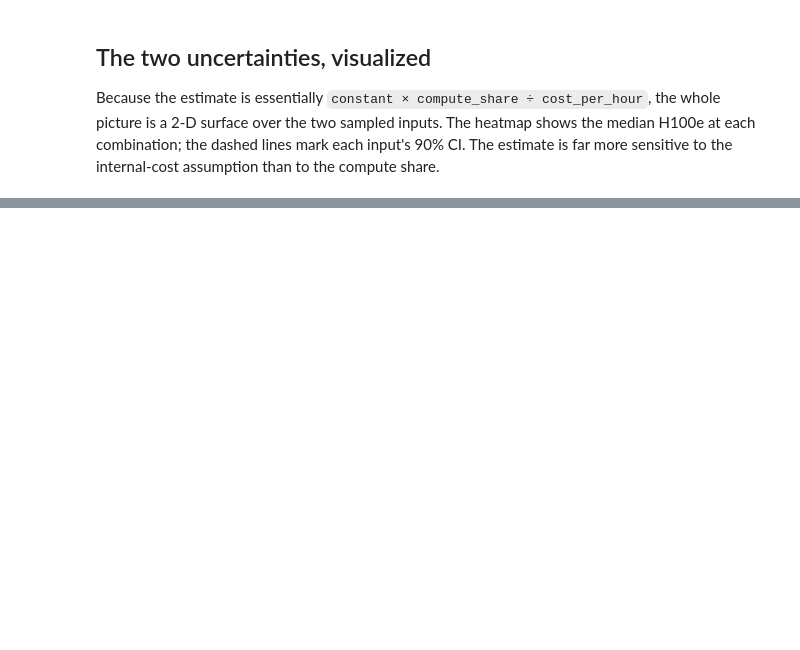
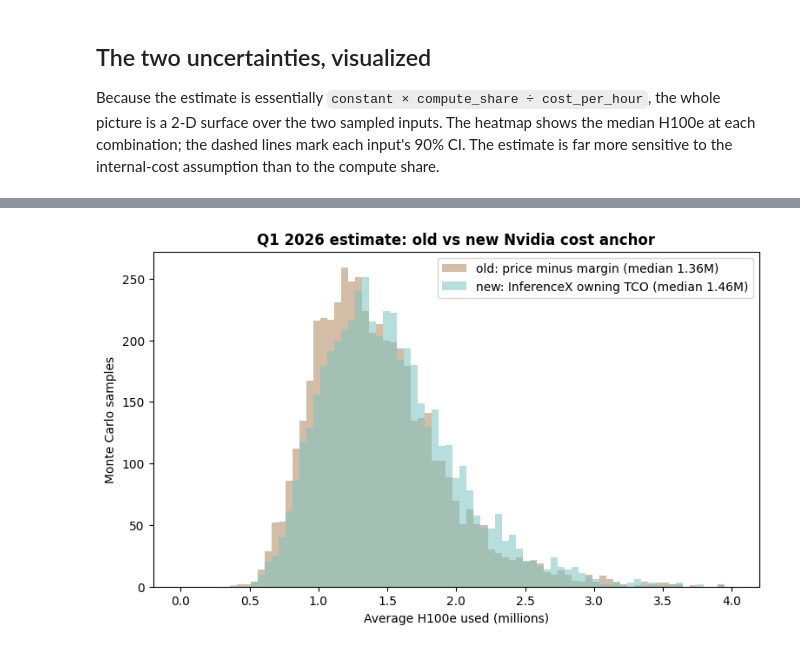
Before and after one commit to epoch-research/ai-companies, a Jupyter notebook: ai-lab-compute/alphabet_level_activities_model.ipynb, the cells around one changed output, grey strips where cells are left out. Cells and saved outputs as stored; diff of their text form; code cells hidden in the pictures; blank space fills up the shorter version.

Commit message:
refactoring, added 2024 models

```diff
--- a/ai-lab-compute/alphabet_level_activities_model.ipynb
+++ b/ai-lab-compute/alphabet_level_activities_model.ipynb
@@ -341,0 +354,15 @@ plt.show()
+# %%
+# Old approach: market rental price with an assumed cloud gross margin stripped out.
+old_market_price = sq.to(1.5, 2.0) @ N_SAMPLES
+old_cloud_margin = sq.to(0.2, 0.45) @ N_SAMPLES
+old_nvidia_cost = old_market_price * (1 - old_cloud_margin)
+
+# Same downstream steps as the new model, swapping only the Nvidia anchor.
+old_cost_samples = (tpu_share * old_nvidia_cost * tpu_vs_nvidia_tco
+                    + (1 - tpu_share) * old_nvidia_cost)
+
+summary("OLD Nvidia internal cost $/H100e-hr (price minus margin)", old_nvidia_cost)
+summary("NEW Nvidia owning TCO $/H100e-hr (InferenceX anchor)", nvidia_tco)
+print()
+summary("OLD blended internal $/H100e-hour", old_cost_samples)
+summary("NEW blended internal $/H100e-hour", cost_samples)
@@ -341,0 +388,13 @@ plt.show()
+# %%
+old_h100e_q1_2026 = (spend_q1_2026 * compute_share_samples
+                     / old_cost_samples / hours_q1_2026)
+old_h100e_fy_2025 = (spend_fy_2025 * compute_share_samples
+                     / old_cost_samples / hours_fy_2025)
+
+p_old_q1 = summary("OLD H100e — Q1 2026", old_h100e_q1_2026)
+p_old_fy = summary("OLD H100e — FY 2025 avg", old_h100e_fy_2025)
+print()
+for label, p_old, p_new in [("Q1 2026", p_old_q1, p_q1),
+                            ("FY 2025", p_old_fy, p_fy)]:
+    shift = (p_new[50] / p_old[50] - 1) * 100
+    print(f"{label}: median {fmt(p_old[50])} -> {fmt(p_new[50])} ({shift:+.0f}%)")
@@ -341,0 +413,14 @@ plt.show()
+# %%
+fig, ax = plt.subplots(figsize=(9, 5))
+bins = np.linspace(0, 4, 80)
+ax.hist(old_h100e_q1_2026 / 1e6, bins=bins, alpha=0.55, color="#B0885E",
+        label=f"old: price minus margin (median {fmt(p_old_q1[50])})")
+ax.hist(h100e_q1_2026 / 1e6, bins=bins, alpha=0.55, color="#7AC4C0",
+        label=f"new: InferenceX owning TCO (median {fmt(p_q1[50])})")
+ax.set_xlabel("Average H100e used (millions)")
+ax.set_ylabel("Monte Carlo samples")
+ax.set_title("Q1 2026 estimate: old vs new Nvidia cost anchor", weight="bold")
+ax.legend()
+plt.show()
+# %% [output]
+[figure, added]
```
Also changed, not shown: parts of 12 cells of this notebook, 42 other files.
